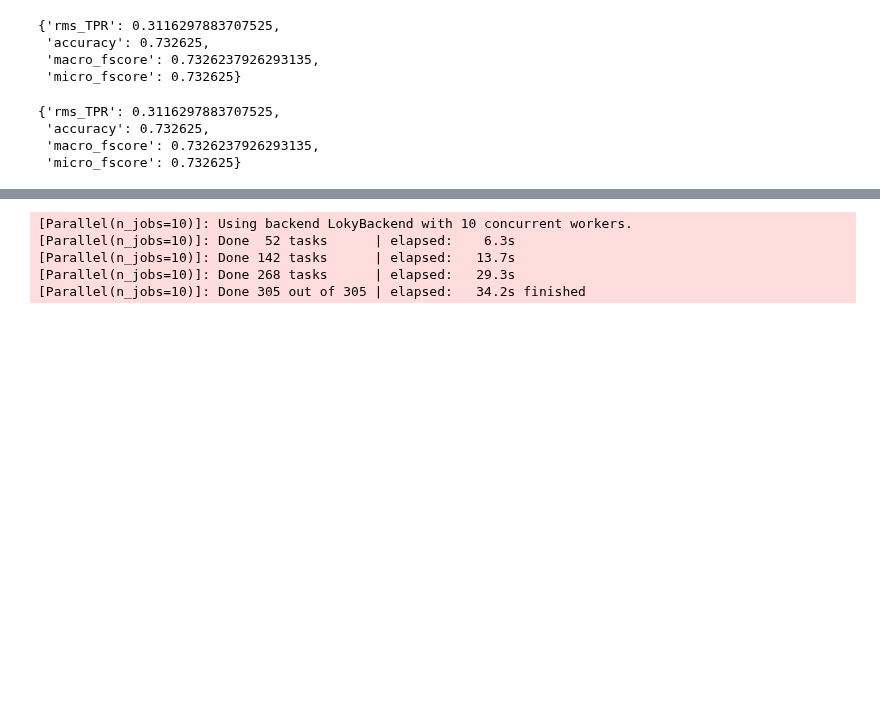
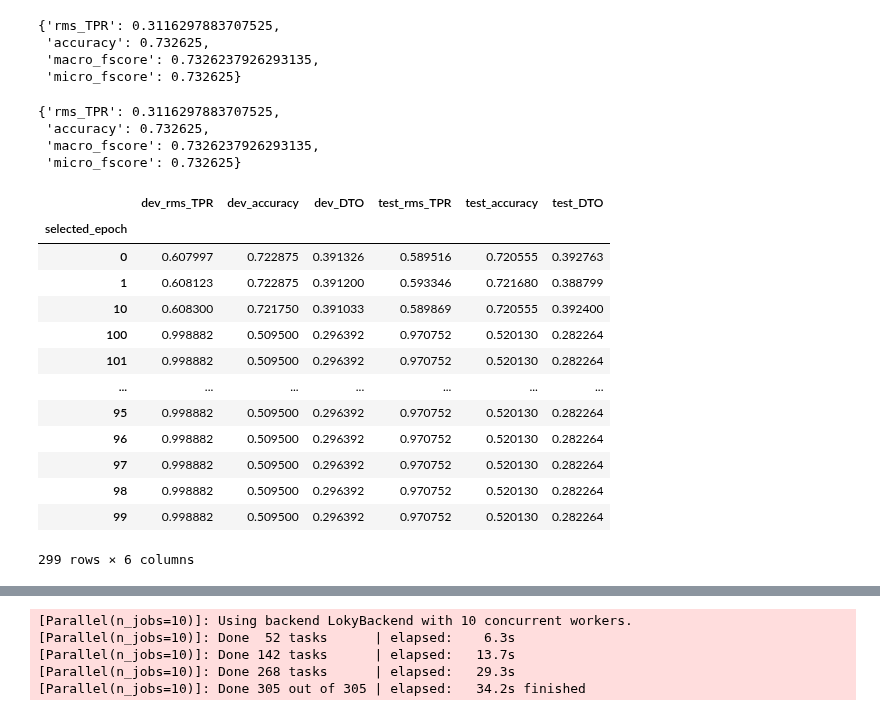
Before and after one commit to Libr-AI/fairlib, a Jupyter notebook: dev/dev_readlogs.ipynb, the cells around one changed output, grey strips where cells are left out. Drawn from its saved outputs; the diff is of its cells as text; code cells hidden in the pictures; blank space fills up the shorter version.

```diff
--- a/dev/dev_readlogs.ipynb
+++ b/dev/dev_readlogs.ipynb
@@ -43,3 +43,11 @@ def get_dir(results_dir, project_dir, checkpoint_dir, checkpoint_name, model_id)
                     }
                 )
     return exps
+# %%
+INLP_exps = get_dir(
+    results_dir= r"G:\Experimental_results",
+    project_dir=r"INLP/Moji",
+    checkpoint_dir= "models",
+    checkpoint_name= "INLP_checkpoint_iteration",
+    model_id="INLP"
+    )
@@ -226,3 +252,20 @@ def get_model_scores(exp, GAP_metric, Performance_metric,n_jobs=2):
+# %%
+get_model_scores(INLP_exps[0], GAP_metric, Performance_metric,n_jobs=2)
+# %% [output]
+|  | dev_rms_TPR | dev_accuracy | dev_DTO | test_rms_TPR | test_accuracy | test_DTO |
+| selected_epoch |  |  |  |  |  |  |
+| 0 | 0.607997 | 0.722875 | 0.391326 | 0.589516 | 0.720555 | 0.392763 |
+| 1 | 0.608123 | 0.722875 | 0.391200 | 0.593346 | 0.721680 | 0.388799 |
+| 10 | 0.608300 | 0.721750 | 0.391033 | 0.589869 | 0.720555 | 0.392400 |
+| 100 | 0.998882 | 0.509500 | 0.296392 | 0.970752 | 0.520130 | 0.282264 |
+| 101 | 0.998882 | 0.509500 | 0.296392 | 0.970752 | 0.520130 | 0.282264 |
+| ... | ... | ... | ... | ... | ... | ... |
+| 95 | 0.998882 | 0.509500 | 0.296392 | 0.970752 | 0.520130 | 0.282264 |
+| 96 | 0.998882 | 0.509500 | 0.296392 | 0.970752 | 0.520130 | 0.282264 |
+| 97 | 0.998882 | 0.509500 | 0.296392 | 0.970752 | 0.520130 | 0.282264 |
+| 98 | 0.998882 | 0.509500 | 0.296392 | 0.970752 | 0.520130 | 0.282264 |
+| 99 | 0.998882 | 0.509500 | 0.296392 | 0.970752 | 0.520130 | 0.282264 |
+299 rows × 6 columns
 # %%
 from joblib import Parallel, delayed
 from src.readlogs import retrive_exp_results
```
Also changed, not shown: parts of 8 cells of this notebook, 3 other files.
